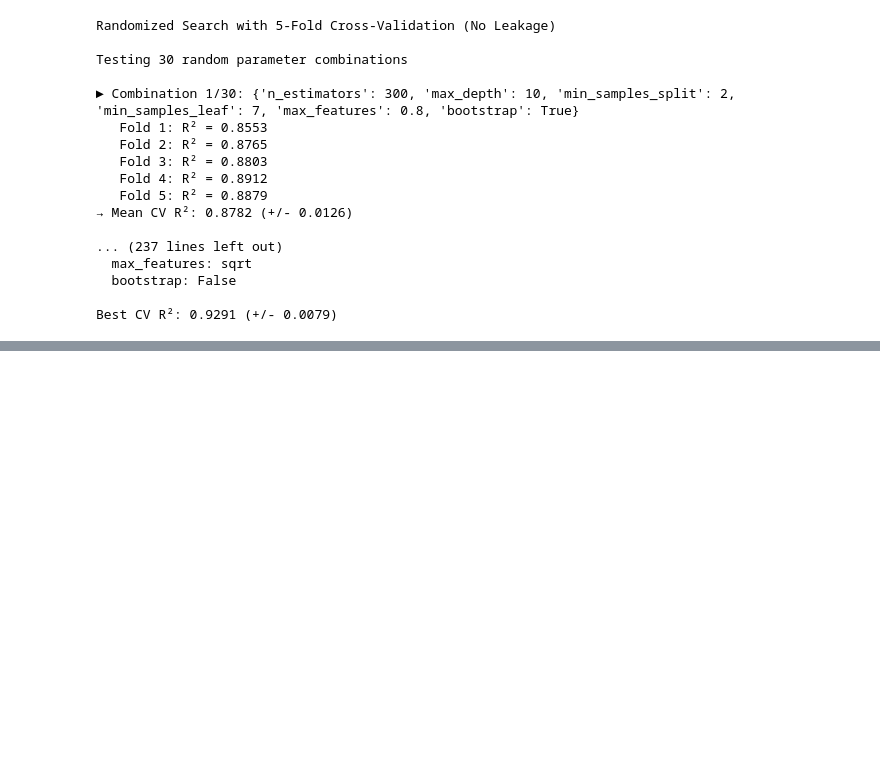
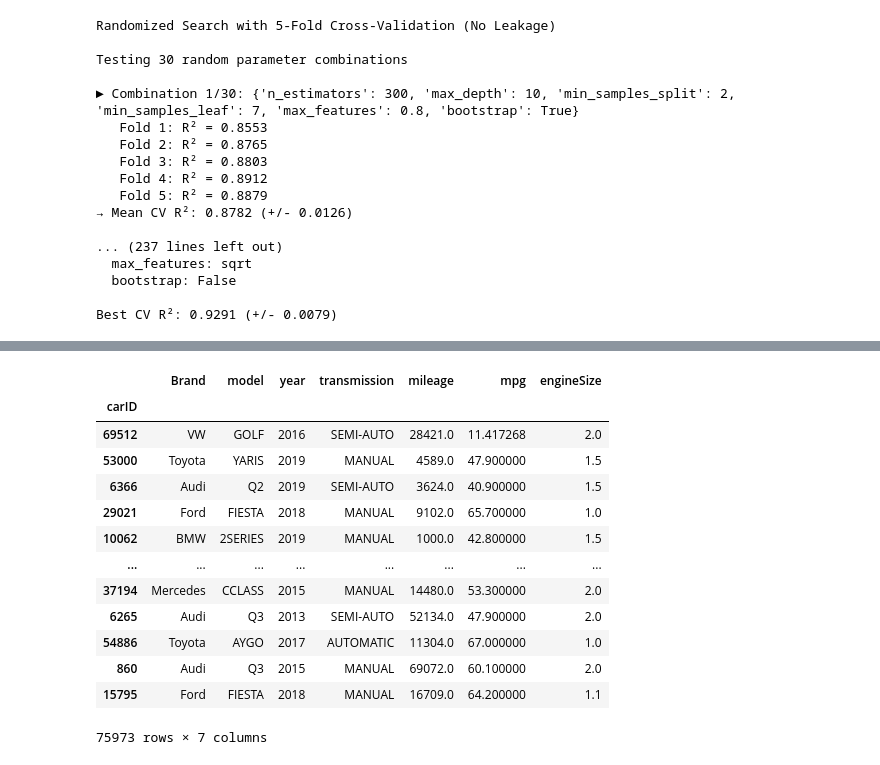
Before and after one commit to rmmandrade/ml2526, a Jupyter notebook: francisco.ipynb, the cells around one changed output, grey strips where cells are left out. Drawn from its saved outputs; the diff is of its cells as text; code cells hidden in the pictures; blank space fills up the shorter version.

```diff
--- a/francisco.ipynb
+++ b/francisco.ipynb
@@ -2219,0 +2232,17 @@ Average Val R²:     0.9365
+# %%
+X
+# %% [output]
+|  | Brand | model | year | transmission | mileage | mpg | engineSize |
+| carID |  |  |  |  |  |  |  |
+| 69512 | VW | GOLF | 2016 | SEMI-AUTO | 28421.0 | 11.417268 | 2.0 |
+| 53000 | Toyota | YARIS | 2019 | MANUAL | 4589.0 | 47.900000 | 1.5 |
+| 6366 | Audi | Q2 | 2019 | SEMI-AUTO | 3624.0 | 40.900000 | 1.5 |
+| 29021 | Ford | FIESTA | 2018 | MANUAL | 9102.0 | 65.700000 | 1.0 |
+| 10062 | BMW | 2SERIES | 2019 | MANUAL | 1000.0 | 42.800000 | 1.5 |
+| ... | ... | ... | ... | ... | ... | ... | ... |
+| 37194 | Mercedes | CCLASS | 2015 | MANUAL | 14480.0 | 53.300000 | 2.0 |
+| 6265 | Audi | Q3 | 2013 | SEMI-AUTO | 52134.0 | 47.900000 | 2.0 |
+| 54886 | Toyota | AYGO | 2017 | AUTOMATIC | 11304.0 | 67.000000 | 1.0 |
+| 860 | Audi | Q3 | 2015 | MANUAL | 69072.0 | 60.100000 | 2.0 |
+| 15795 | Ford | FIESTA | 2018 | MANUAL | 16709.0 | 64.200000 | 1.1 |
+75973 rows × 7 columns
```
Also changed, not shown: parts of 12 cells of this notebook.
